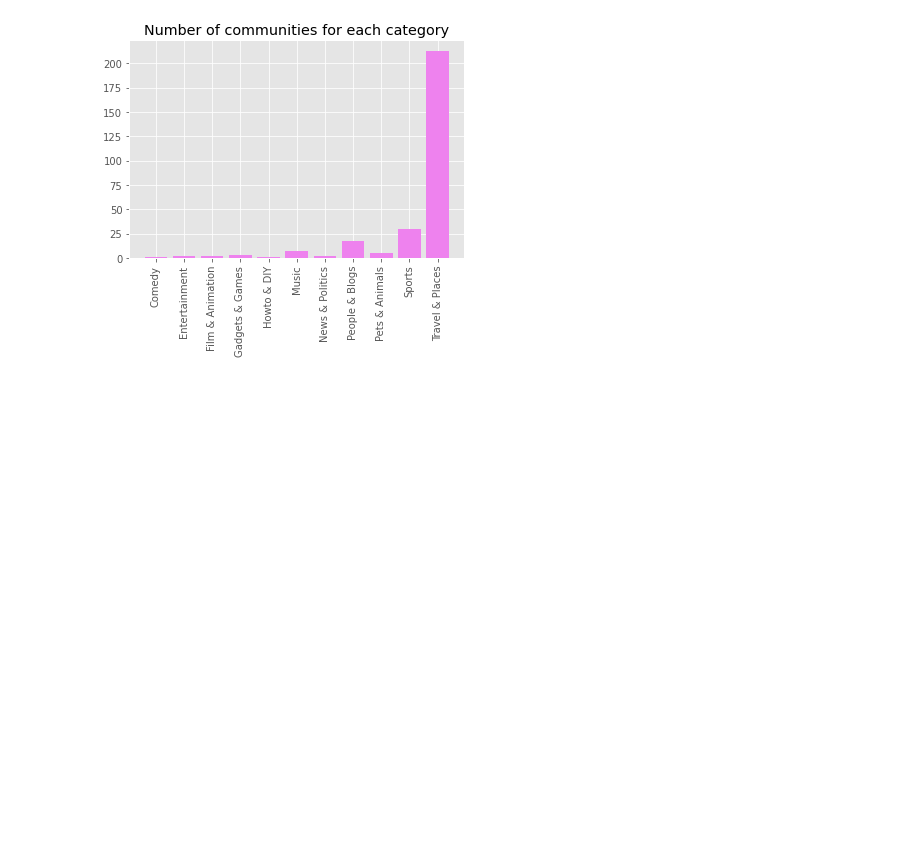
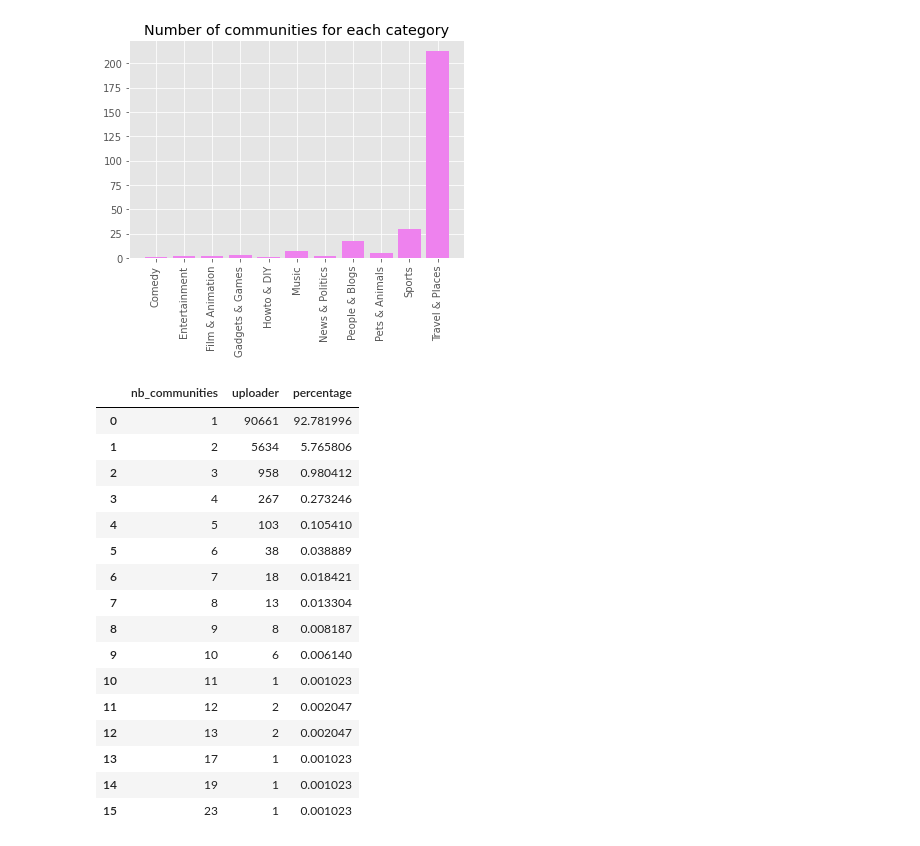
Before and after one commit to caterinaconz/youtube-network-analysis, a Jupyter notebook: community_detection.ipynb, the cells around one changed output. Saved outputs shown, nothing was run; the diff lists cells and outputs as text; code cells hidden in the pictures; blank space fills up the shorter version.

Commit message:
added analysis of uploders in communities

```diff
--- a/community_detection.ipynb
+++ b/community_detection.ipynb
@@ -199,3 +201,36 @@ plt.title("Number of communities for each category")
 # %% [output]
 Text(0.5, 1.0, 'Number of communities for each category')
 [figure]
+# %%
+#try to understand the distributuon of the nb of communities for each uploader
+#does the same uploader have the tendency to be recommended in just one community of videos of multiple ones?
+nb_community_by_uploader = communities.groupby(["uploader","community"]).count().id.reset_index().groupby("uploader").count().community.reset_index()
+nb_community_by_uploader.columns = ["uploader", "nb_communities"]
+# %%
+#get percentage of uploaders that participate in a certain number of communities
+nb_uploader_by_nb_communities = nb_community_by_uploader.groupby("nb_communities").count().reset_index()
+nb_uploader_by_nb_communities["percentage"] = nb_uploader_by_nb_communities.apply(lambda row: (row['uploader'] / nb_uploader_by_nb_communities.uploader.sum()) * 100, axis = 1)
+# %%
+nb_uploader_by_nb_communities
+#93% percentage of youtube channels are part of just of one communities (their videos are all reccomended in just one community)
+#almost 6% in 2
+#less than 1% in 3
+# the remaming (less than 1%)in more than 3
+# %% [output]
+|  | nb_communities | uploader | percentage |
+| 0 | 1 | 90661 | 92.781996 |
+| 1 | 2 | 5634 | 5.765806 |
+| 2 | 3 | 958 | 0.980412 |
+| 3 | 4 | 267 | 0.273246 |
+| 4 | 5 | 103 | 0.105410 |
+| 5 | 6 | 38 | 0.038889 |
+| 6 | 7 | 18 | 0.018421 |
+| 7 | 8 | 13 | 0.013304 |
+| 8 | 9 | 8 | 0.008187 |
+| 9 | 10 | 6 | 0.006140 |
+| 10 | 11 | 1 | 0.001023 |
+| 11 | 12 | 2 | 0.002047 |
+| 12 | 13 | 2 | 0.002047 |
+| 13 | 17 | 1 | 0.001023 |
+| 14 | 19 | 1 | 0.001023 |
+| 15 | 23 | 1 | 0.001023 |
```
Also changed, not shown: parts of 2 cells of this notebook.
